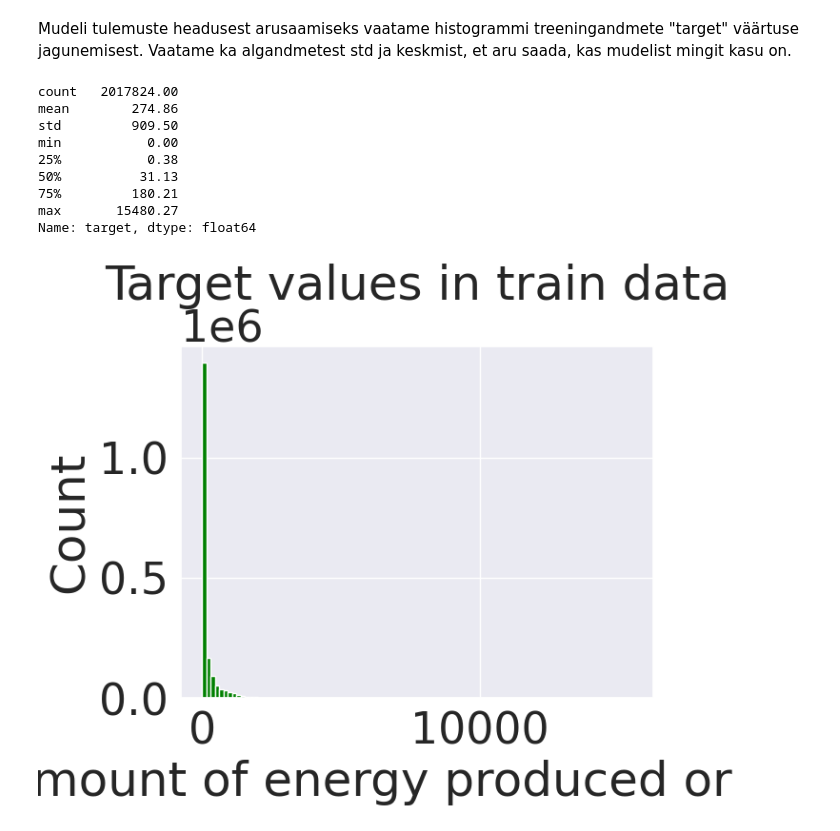
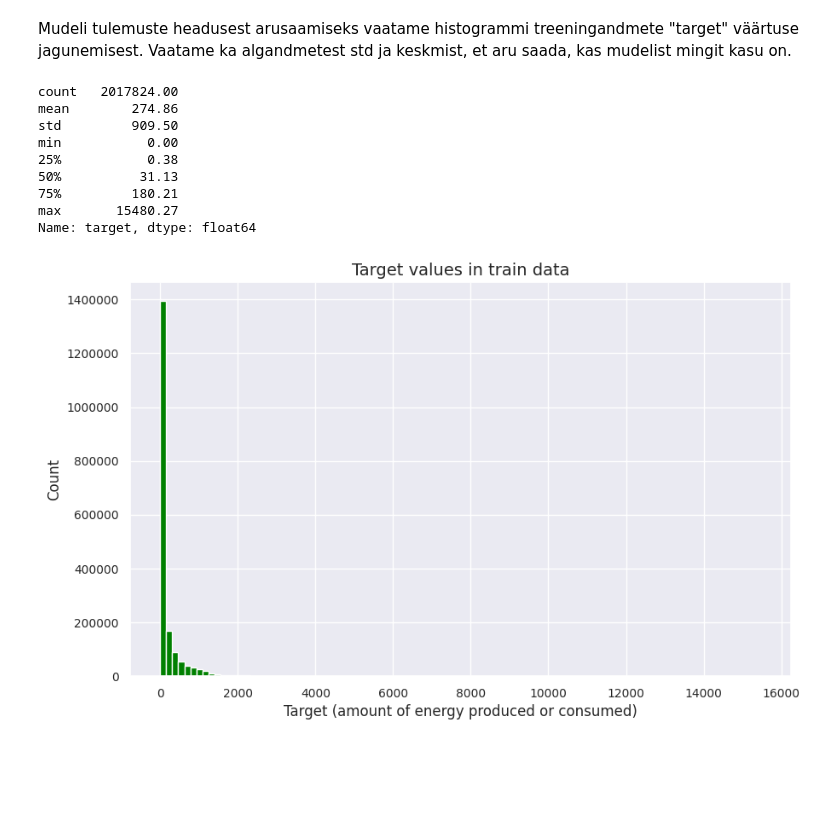
Before and after one commit to MattiasKimst/enefit-prosumers-kaggle-ids, a Jupyter notebook: notebook_with_outputs.ipynb, the cells around one changed output. Saved outputs shown, nothing was run; the diff lists cells and outputs as text; code cells hidden in the pictures; blank space fills up the shorter version.

```diff
--- a/notebook_with_outputs.ipynb
+++ b/notebook_with_outputs.ipynb
@@ -465,21 +475,29 @@ This version of the API is not optimized and should not be used to estimate the
 # %% [markdown]
 Mudeli tulemuste headusest arusaamiseks vaatame histogrammi treeningandmete "target" väärtuse jagunemisest. Vaatame ka algandmetest std ja keskmist, et aru saada, kas mudelist mingit kasu on.
 # %%
+
+plt.figure(figsize=(10, 6))
+
+tr['target'].hist(bins=100, color='green')
+plt.xlabel('Target (amount of energy produced or consumed)', fontsize=12)
+plt.ylabel('Count', fontsize=12)
+plt.title('Target values in train data', fontsize=14)
+plt.tick_params(axis='both', which='major', labelsize=10)
+plt.ticklabel_format(style='plain', axis='y')
+plt.savefig('distribution_target.png')
+
+
+#uurime train set'i
 pd.set_option('display.float_format', lambda x: '%.2f' % x)#et numbrid "normaalsed" oleksid
 print(df['target'].describe())
-tr['target'].hist(bins=100, color='green')
-plt.xlabel('Target (amount of energy produced or consumed)')
-plt.ylabel('Count')
-plt.title('Target values in train data')
-plt.savefig('distribution_target.png')
 # %% [output]
 count   2017824.00
 mean        274.86
 std         909.50
 min           0.00
 25%           0.38
 50%          31.13
 75%         180.21
 max       15480.27
 Name: target, dtype: float64
-[figure, old version]
+[figure, new version]
```
Also changed, not shown: parts of 11 cells of this notebook.
